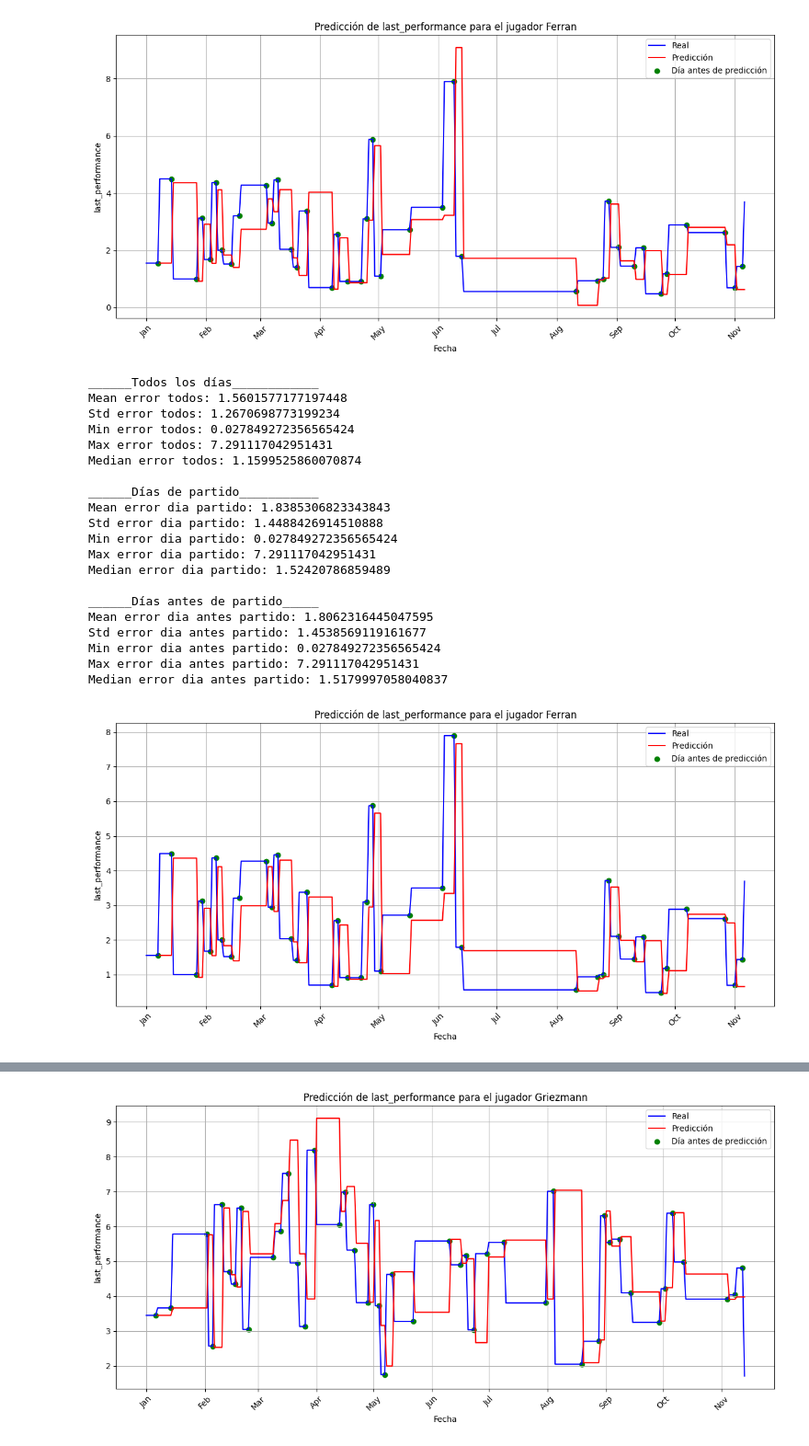
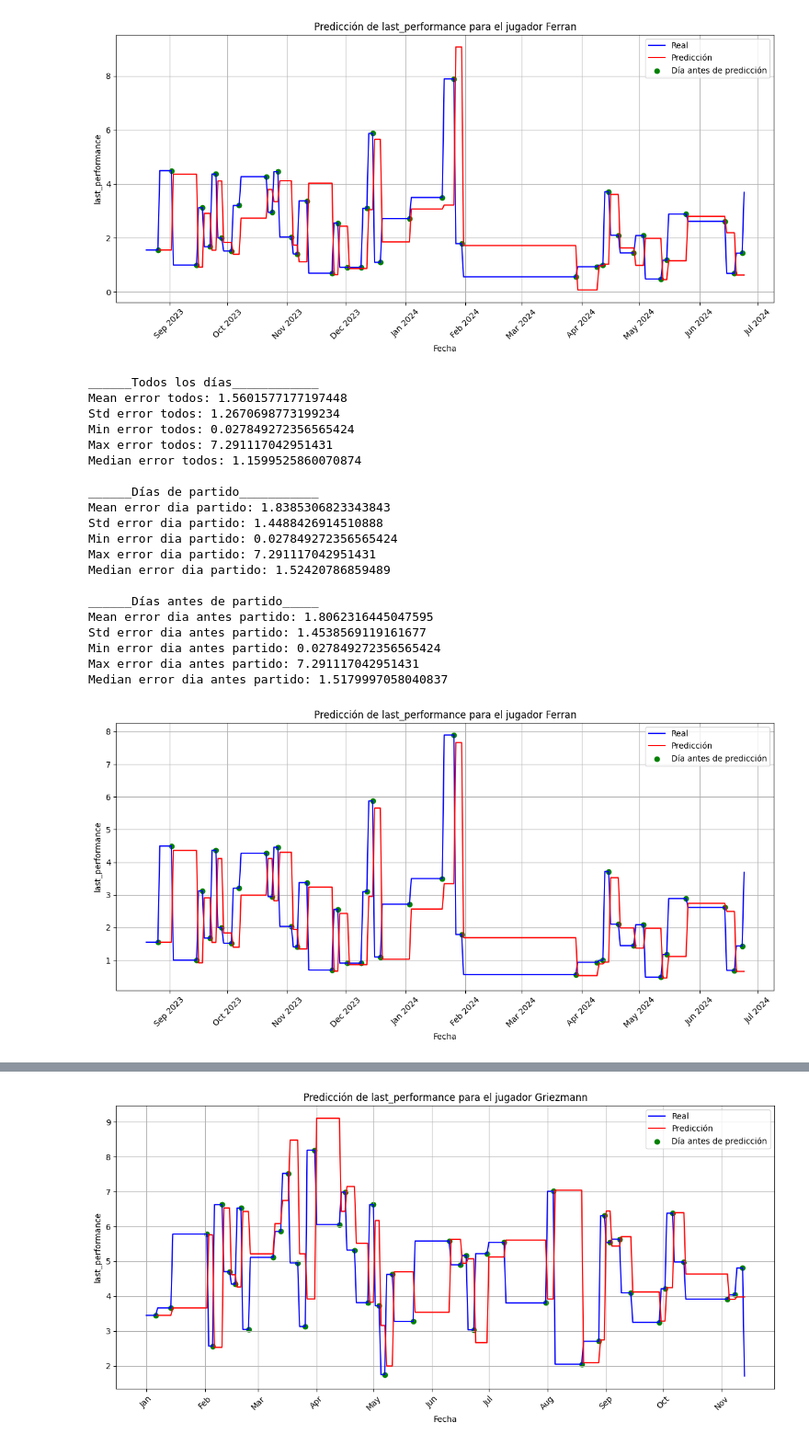
Before and after one commit to Santiagodiz/PlayerPulse, a Jupyter notebook: data/data_mining.ipynb, the cells around one changed output, grey strips where cells are left out. Shown at 92% size. Cells and saved outputs as stored; diff of their text form; code cells hidden in the pictures.

```diff
--- a/data/data_mining.ipynb
+++ b/data/data_mining.ipynb
@@ -39,7 +39,7 @@ def plot_results(y, df_jugador, df_predictions, prediction_index):
 
     # Configurar el eje X para mostrar solo el nombre del mes
     plt.gca().xaxis.set_major_locator(mdates.MonthLocator(interval=1))  # Un mes por etiqueta
-    plt.gca().xaxis.set_major_formatter(mdates.DateFormatter('%b'))  # Mostrar solo el nombre del mes (Ene, Feb, etc.)
+    plt.gca().xaxis.set_major_formatter(mdates.DateFormatter('%b %Y'))  # Mostrar solo el nombre del mes (Ene, Feb, etc.)
 
     # Rotar las etiquetas del eje X para mayor legibilidad
     plt.xticks(rotation=45)
@@ -110,6 +110,8 @@ def evaluate_model(df_jugador, config):
         - seasonal_order: (P,D,Q,s) del modelo SARIMA
         - y: Serie a predecir
         - exog: Serie exógena
+        - exog_options: Opciones de la serie exógena:
+            - 'no_future': No se incluyen los datos futuros. Propaga el último valor conocido
         - pred_options: Opciones de predicción:
             - 'matches': Predice los días de partido
             - 'one': Predice a partir de un día hasta el final
@@ -128,7 +130,7 @@ def evaluate_model(df_jugador, config):
     seasonal_order = config['seasonal_order']
     y = config['y']
     exog = config['exog']
-
+    exog_options = config['exog_options']
 
     df_predictions = df_jugador[['Fecha', y]].copy()
     df_predictions['Predicciones'] = np.nan
@@ -156,12 +158,24 @@ def evaluate_model(df_jugador, config):
                 predicciones = resultado.predict(start=matchday, end=next_matchday-1,
                                                 exog=test_data[exog][:days_to_next_match], dynamic=False)
 
+                if exog_options == 'no_future':
+                    pred_exog = [train_data.iloc[-1][exog]]*days_to_next_match
+
+                    predicciones = resultado.predict(start=matchday, end=next_matchday-1,
+                                                exog=pred_exog, dynamic=False)
+
                 df_predictions.iloc[matchday:next_matchday, df_predictions.columns.get_loc('Predicciones')] = predicciones
 
             elif config['step_options'] == 'next_day':
                 # Solo se predice un día
                 predicciones = resultado.predict(start=matchday, end=matchday,
                                                 exog=test_data[exog][:1], dynamic=False)
+
+                if exog_options == 'no_future':
+                    pred_exog = [train_data.iloc[-1][exog]]
+
+                    predicciones = resultado.predict(start=matchday, end=matchday,
+                                                exog=pred_exog, dynamic=False)
 
                 df_predictions.iloc[matchday, df_predictions.columns.get_loc('Predicciones')] = predicciones.iloc[0]
 
@@ -184,6 +198,11 @@ def evaluate_model(df_jugador, config):
 
         predicciones = resultado.predict(start=i, end=len(df_jugador)-1, exog=test_data[exog], dynamic=False)
 
+        if exog_options == 'no_future':
+            pred_exog = [train_data.iloc[-1][exog]]*len(test_data)
+
+            predicciones = resultado.predict(start=i, end=len(df_jugador)-1, exog=pred_exog, dynamic=False)
+
         df_predictions.iloc[i:, df_predictions.columns.get_loc('Predicciones')] = predicciones
 
         prediction_index = i -1
@@ -199,6 +218,11 @@ def evaluate_model(df_jugador, config):
             resultado = modelo.fit()
 
             predicciones = resultado.forecast(steps=step, exog=df_jugador[exog][i:i+step])
+
+            if exog_options == 'no_future':
+                pred_exog = [train_data.iloc[-1][exog]]*step
+
+                predicciones = resultado.forecast(steps=step, exog=pred_exog)
 
             df_predictions.iloc[i:i+step, df_predictions.columns.get_loc('Predicciones')] = predicciones
 
@@ -290,19 +314,21 @@ def evaluate_model_no_exog(df_jugador, config):
 # %%
 jugador = 'Ferran'
 df_jugador = df[df['Player'] == jugador]
+df_jugador['Fecha'] = pd.to_datetime(df_jugador['Fecha'])
+
 config = {
     'order': (1,0,0),
     'seasonal_order': (0,0,0,0),
     'y': 'last_performance',
     'exog': 'Sentimientos_acumulado',
     'pred_options': 'matches',
     'step_options': 'next_day'
 }
 
 df_predictions = evaluate_model(df_jugador, config)
 df_predictions2 = evaluate_model_no_exog(df_jugador, config)
 # %% [output]
-[figure, old version]
+[figure, new version]
 ______Todos los días____________
 Mean error todos: 1.5601577177197448
 Std error todos: 1.2670698773199234
@@ -323,7 +349,7 @@ Std error dia antes partido: 1.4538569119161677
 Min error dia antes partido: 0.027849272356565424
 Max error dia antes partido: 7.291117042951431
 Median error dia antes partido: 1.5179997058040837
-[figure, old version]
+[figure, new version]
 ______Todos los días____________
 Mean error todos: 1.5565997193875778
 Std error todos: 1.125762149119646
```
Also changed, not shown: parts of 2 cells of this notebook.
